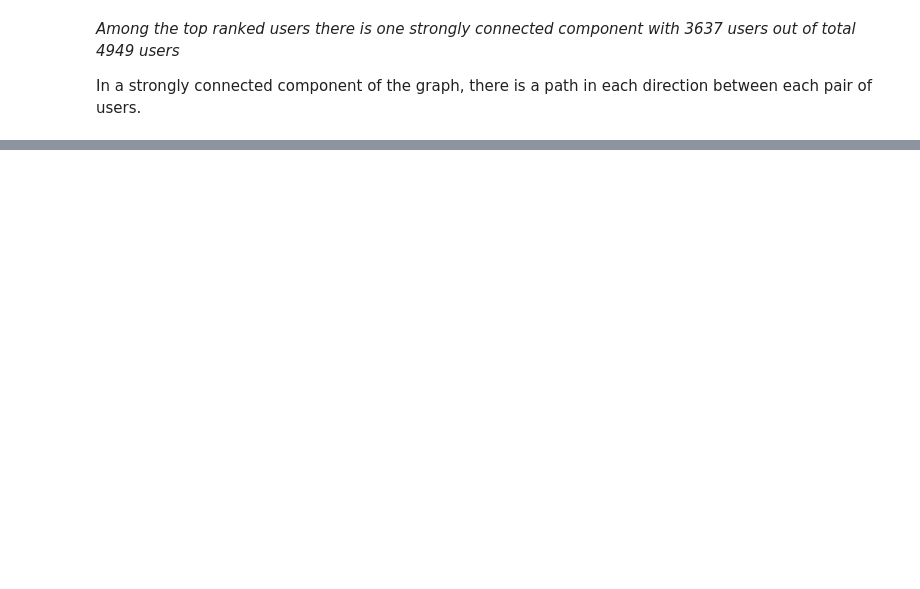
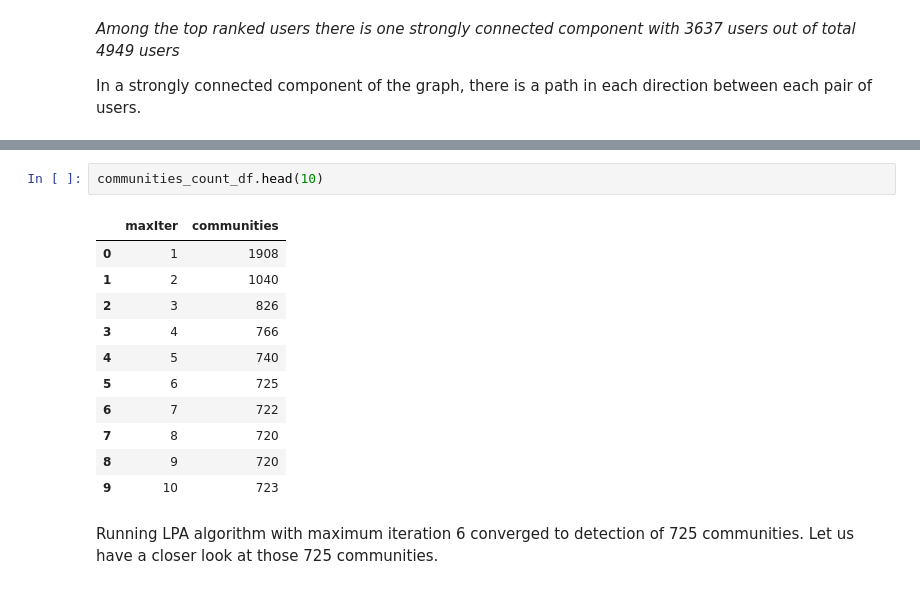
Before and after one commit to gmartinezgh/vivino-users, a Jupyter notebook: vivino-users-graph-analysis.ipynb, the cells around one changed output, grey strips where cells are left out. Cells and saved outputs as stored; diff of their text form; blank space fills up the shorter version.

```diff
--- a/vivino-users-graph-analysis.ipynb
+++ b/vivino-users-graph-analysis.ipynb
@@ -159,0 +183,16 @@ In a strongly connected component of the graph, there is a path in each directio
+# %%
+communities_count_df.head(10)
+# %% [output]
+|  | maxIter | communities |
+| 0 | 1 | 1908 |
+| 1 | 2 | 1040 |
+| 2 | 3 | 826 |
+| 3 | 4 | 766 |
+| 4 | 5 | 740 |
+| 5 | 6 | 725 |
+| 6 | 7 | 722 |
+| 7 | 8 | 720 |
+| 8 | 9 | 720 |
+| 9 | 10 | 723 |
+# %% [markdown]
+Running LPA algorithm with maximum iteration 6 converged to detection of 725 communities. Let us have a closer look at those 725 communities.
```
Also changed, not shown: parts of 19 cells of this notebook, 1 other file.
